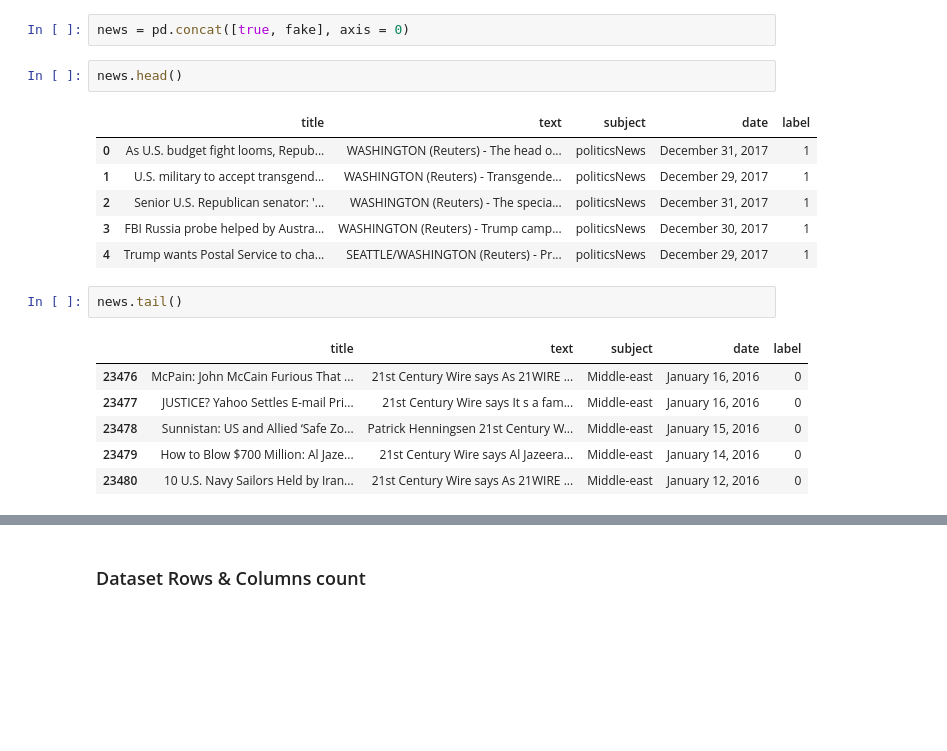
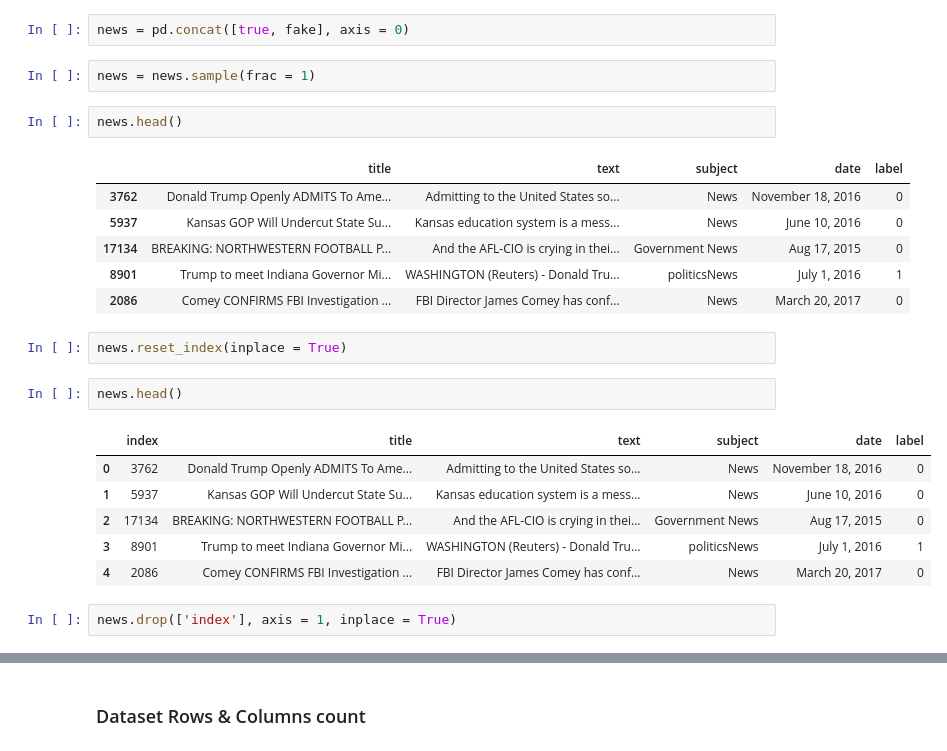
Before and after one commit to akshat-diwan/fake-news-detection, a Jupyter notebook: Fake_News_Detection.ipynb, the cells around one changed output, grey strips where cells are left out. Cells and saved outputs as stored; diff of their text form; blank space fills up the shorter version.

```diff
--- a/Fake_News_Detection.ipynb
+++ b/Fake_News_Detection.ipynb
@@ -153,21 +153,27 @@ true.head()
 | 4 | Trump wants Postal Service to cha... | SEATTLE/WASHINGTON (Reuters) - Pr... | politicsNews | December 29, 2017 | 1 |
 # %%
 news = pd.concat([true, fake], axis = 0)
+# %%
+news = news.sample(frac = 1)
 # %%
 news.head()
 # %% [output]
 |  | title | text | subject | date | label |
-| 0 | As U.S. budget fight looms, Repub... | WASHINGTON (Reuters) - The head o... | politicsNews | December 31, 2017 | 1 |
-| 1 | U.S. military to accept transgend... | WASHINGTON (Reuters) - Transgende... | politicsNews | December 29, 2017 | 1 |
-| 2 | Senior U.S. Republican senator: '... | WASHINGTON (Reuters) - The specia... | politicsNews | December 31, 2017 | 1 |
-| 3 | FBI Russia probe helped by Austra... | WASHINGTON (Reuters) - Trump camp... | politicsNews | December 30, 2017 | 1 |
-| 4 | Trump wants Postal Service to cha... | SEATTLE/WASHINGTON (Reuters) - Pr... | politicsNews | December 29, 2017 | 1 |
+| 3762 | Donald Trump Openly ADMITS To Ame... | Admitting to the United States so... | News | November 18, 2016 | 0 |
+| 5937 | Kansas GOP Will Undercut State Su... | Kansas education system is a mess... | News | June 10, 2016 | 0 |
+| 17134 | BREAKING: NORTHWESTERN FOOTBALL P... | And the AFL-CIO is crying in thei... | Government News | Aug 17, 2015 | 0 |
+| 8901 | Trump to meet Indiana Governor Mi... | WASHINGTON (Reuters) - Donald Tru... | politicsNews | July 1, 2016 | 1 |
+| 2086 | Comey CONFIRMS FBI Investigation ... | FBI Director James Comey has conf... | News | March 20, 2017 | 0 |
+# %%
+news.reset_index(inplace = True)
 # %%
-news.tail()
+news.head()
 # %% [output]
-|  | title | text | subject | date | label |
-| 23476 | McPain: John McCain Furious That ... | 21st Century Wire says As 21WIRE ... | Middle-east | January 16, 2016 | 0 |
-| 23477 | JUSTICE? Yahoo Settles E-mail Pri... | 21st Century Wire says It s a fam... | Middle-east | January 16, 2016 | 0 |
-| 23478 | Sunnistan: US and Allied ‘Safe Zo... | Patrick Henningsen 21st Century W... | Middle-east | January 15, 2016 | 0 |
-| 23479 | How to Blow $700 Million: Al Jaze... | 21st Century Wire says Al Jazeera... | Middle-east | January 14, 2016 | 0 |
-| 23480 | 10 U.S. Navy Sailors Held by Iran... | 21st Century Wire says As 21WIRE ... | Middle-east | January 12, 2016 | 0 |
+|  | index | title | text | subject | date | label |
+| 0 | 3762 | Donald Trump Openly ADMITS To Ame... | Admitting to the United States so... | News | November 18, 2016 | 0 |
+| 1 | 5937 | Kansas GOP Will Undercut State Su... | Kansas education system is a mess... | News | June 10, 2016 | 0 |
+| 2 | 17134 | BREAKING: NORTHWESTERN FOOTBALL P... | And the AFL-CIO is crying in thei... | Government News | Aug 17, 2015 | 0 |
+| 3 | 8901 | Trump to meet Indiana Governor Mi... | WASHINGTON (Reuters) - Donald Tru... | politicsNews | July 1, 2016 | 1 |
+| 4 | 2086 | Comey CONFIRMS FBI Investigation ... | FBI Director James Comey has conf... | News | March 20, 2017 | 0 |
+# %%
+news.drop(['index'], axis = 1, inplace = True)
```
Also changed, not shown: parts of 2 cells of this notebook.
